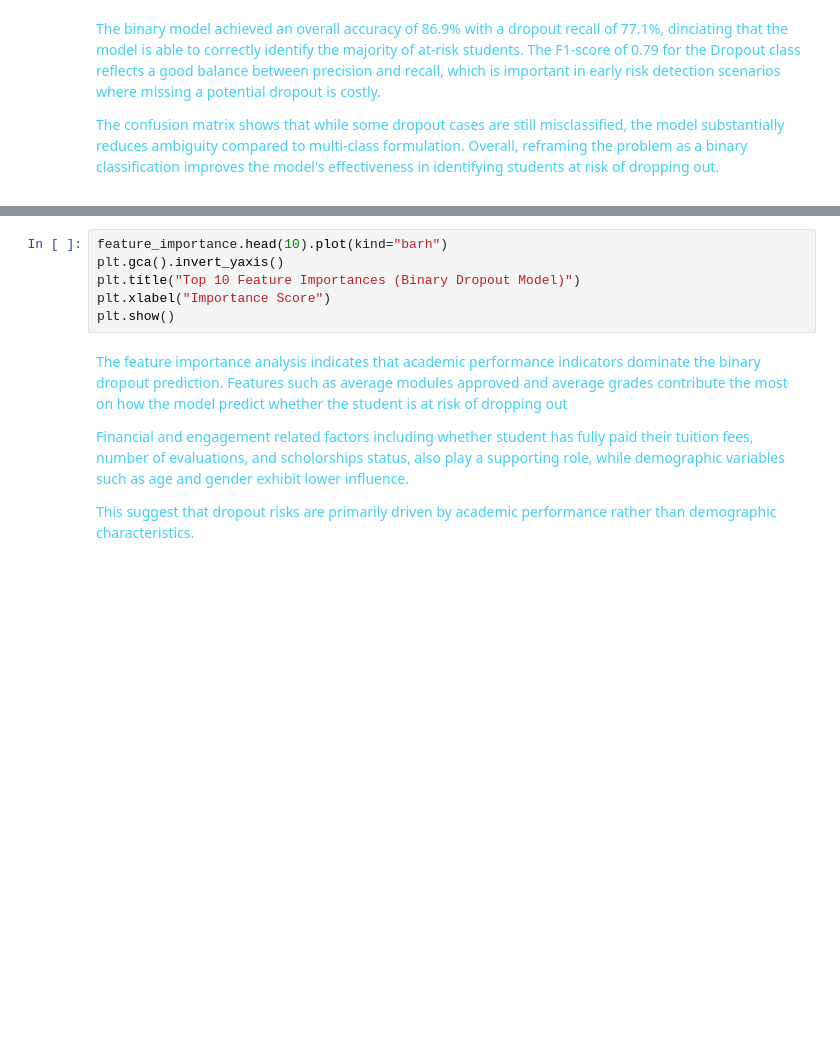
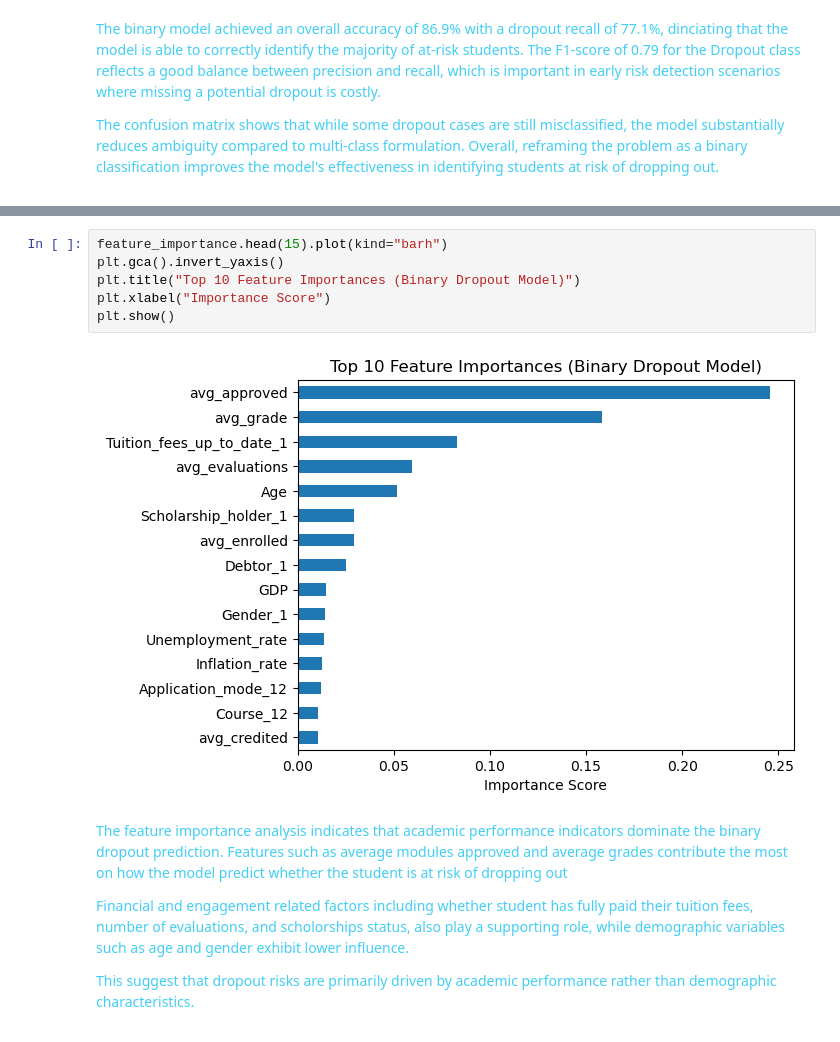
Before and after one commit to xaviierw/EduRisk, a Jupyter notebook: Edurisk.ipynb, the cells around one changed output, grey strips where cells are left out. Cells and saved outputs as stored; diff of their text form; blank space fills up the shorter version.

```diff
--- a/Edurisk.ipynb
+++ b/Edurisk.ipynb
@@ -1136,9 +1538,11 @@ feature_importance.head(10)
 # %%
-feature_importance.head(10).plot(kind="barh")
+feature_importance.head(15).plot(kind="barh")
 plt.gca().invert_yaxis()
 plt.title("Top 10 Feature Importances (Binary Dropout Model)")
 plt.xlabel("Importance Score")
 plt.show()
+# %% [output]
+[figure, added]
 # %% [markdown]
 <span style="color:#42cef5;">
 
```
Also changed, not shown: parts of 44 cells of this notebook, 3 other files.
